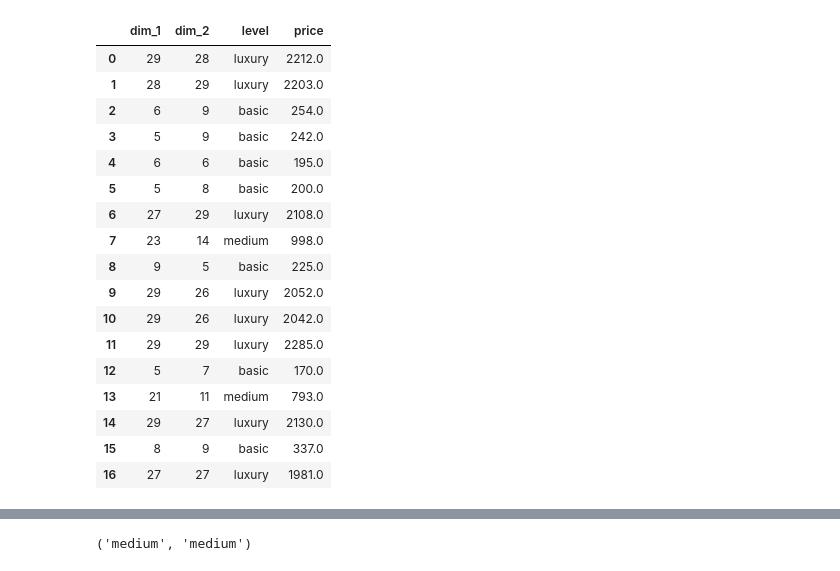
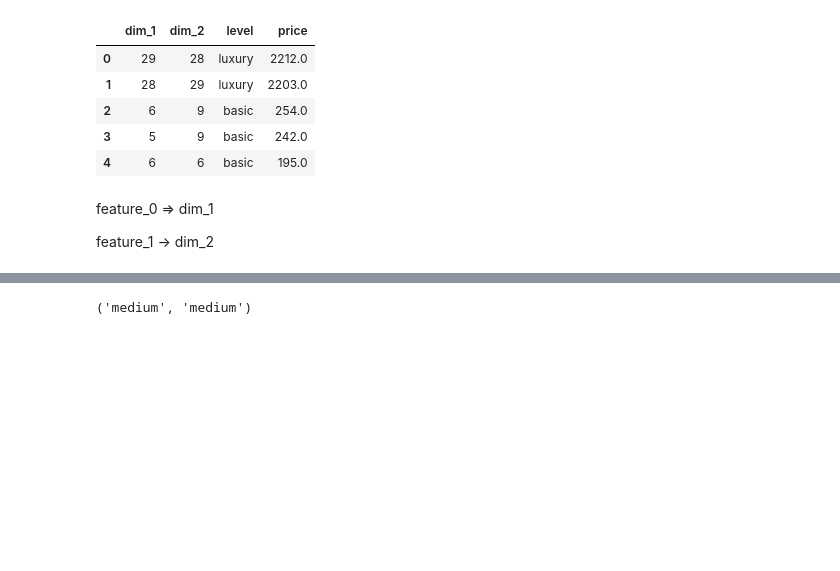
Before and after one commit to Michigun101/Data-Science-Course, a Jupyter notebook: 1. ML. Начальный уровень/01/1.5 Classification.ipynb, the cells around one changed output, grey strips where cells are left out. Drawn from its saved outputs; the diff is of its cells as text; code cells hidden in the pictures; blank space fills up the shorter version.

```diff
--- a/1. ML. Начальный уровень/01/1.5 Classification.ipynb
+++ b/1. ML. Начальный уровень/01/1.5 Classification.ipynb
@@ -3,26 +3,14 @@ import numpy as np
 import pandas as pd
 # %%
 houses = pd.read_csv('1_4_houses.csv')
-houses.head(17)
+houses.head(5)
 # %% [output]
 |  | dim_1 | dim_2 | level | price |
 | 0 | 29 | 28 | luxury | 2212.0 |
 | 1 | 28 | 29 | luxury | 2203.0 |
 | 2 | 6 | 9 | basic | 254.0 |
 | 3 | 5 | 9 | basic | 242.0 |
 | 4 | 6 | 6 | basic | 195.0 |
-| 5 | 5 | 8 | basic | 200.0 |
-| 6 | 27 | 29 | luxury | 2108.0 |
-| 7 | 23 | 14 | medium | 998.0 |
-| 8 | 9 | 5 | basic | 225.0 |
-| 9 | 29 | 26 | luxury | 2052.0 |
-| 10 | 29 | 26 | luxury | 2042.0 |
-| 11 | 29 | 29 | luxury | 2285.0 |
-| 12 | 5 | 7 | basic | 170.0 |
-| 13 | 21 | 11 | medium | 793.0 |
-| 14 | 29 | 27 | luxury | 2130.0 |
-| 15 | 8 | 9 | basic | 337.0 |
-| 16 | 27 | 27 | luxury | 1981.0 |
 # %%
 # импортируем модуль, отвечающий за деревья решений
 from sklearn.tree import DecisionTreeClassifier
@@ -34,6 +22,10 @@ y = houses["level"]
 
 # создаем классификатор
 cl = DecisionTreeClassifier().fit(X, y)
+# %% [markdown]
+feature_0 => dim_1
+
+feature_1 -> dim_2
 # %%
 # выведем информацию для интерпретации построенной модели
 print(export_text(cl))
```
Also changed, not shown: parts of 1 cell of this notebook, 43 other files.
